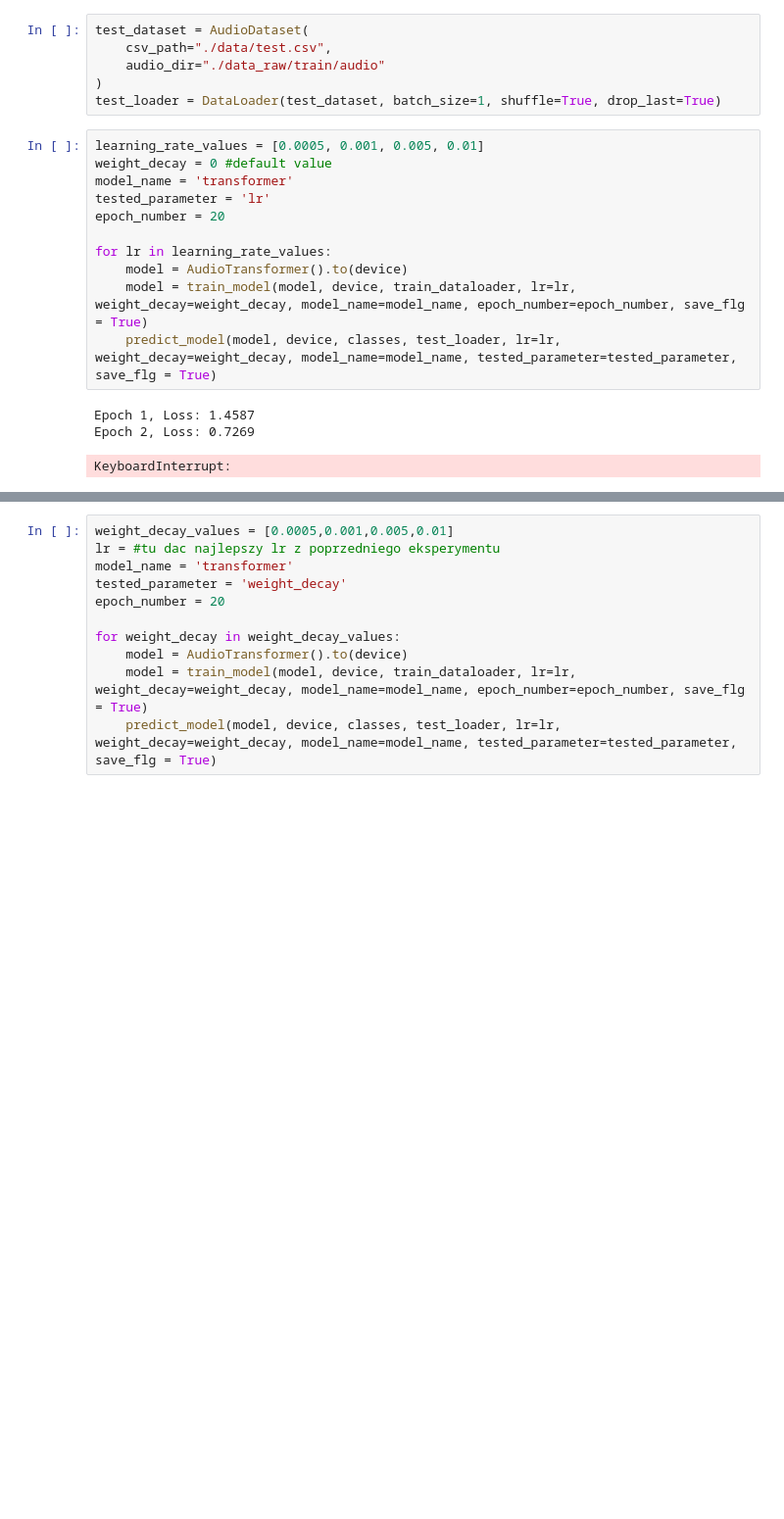
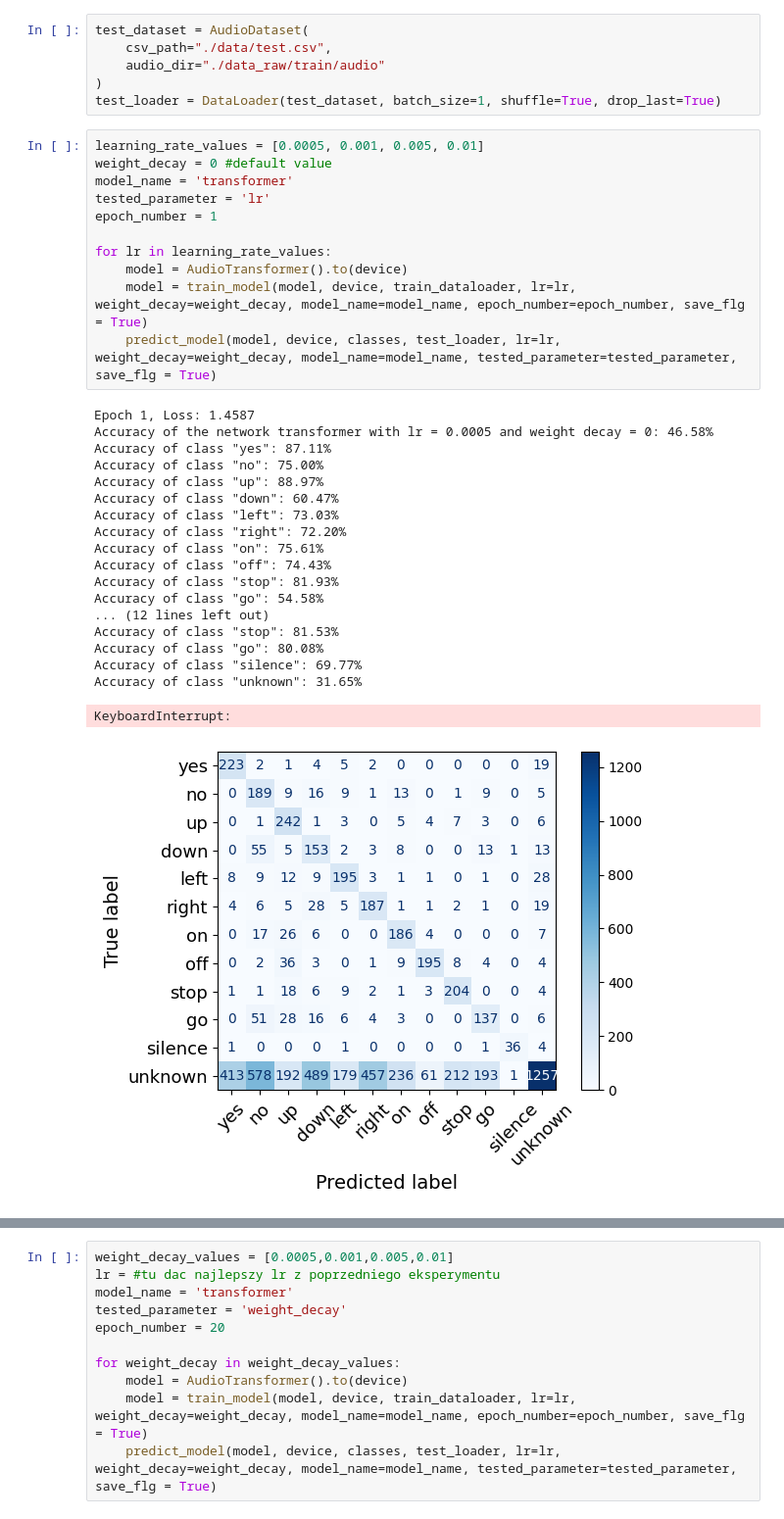
Before and after one commit to mikolaj2268/DeepLearningTransformers, a Jupyter notebook: transformer_basic.ipynb, the cells around one changed output, grey strips where cells are left out. Shown at 98% size. Cells and saved outputs as stored; diff of their text form; blank space fills up the shorter version.

```diff
--- a/transformer_basic.ipynb
+++ b/transformer_basic.ipynb
@@ -54,15 +54,31 @@ test_loader = DataLoader(test_dataset, batch_size=1, shuffle=True, drop_last=Tru
 # %%
 learning_rate_values = [0.0005, 0.001, 0.005, 0.01]
 weight_decay = 0 #default value
 model_name = 'transformer'
 tested_parameter = 'lr'
-epoch_number = 20
+epoch_number = 1
 
 for lr in learning_rate_values:
     model = AudioTransformer().to(device)
     model = train_model(model, device, train_dataloader, lr=lr, weight_decay=weight_decay, model_name=model_name, epoch_number=epoch_number, save_flg = True)
     predict_model(model, device, classes, test_loader, lr=lr, weight_decay=weight_decay, model_name=model_name, tested_parameter=tested_parameter, save_flg = True)
 # %% [output]
 Epoch 1, Loss: 1.4587
-Epoch 2, Loss: 0.7269
+Accuracy of the network transformer with lr = 0.0005 and weight decay = 0: 46.58%
+Accuracy of class "yes": 87.11%
+Accuracy of class "no": 75.00%
+Accuracy of class "up": 88.97%
+Accuracy of class "down": 60.47%
+Accuracy of class "left": 73.03%
+Accuracy of class "right": 72.20%
+Accuracy of class "on": 75.61%
+Accuracy of class "off": 74.43%
+Accuracy of class "stop": 81.93%
+Accuracy of class "go": 54.58%
+... (12 lines left out)
+Accuracy of class "stop": 81.53%
+Accuracy of class "go": 80.08%
+Accuracy of class "silence": 69.77%
+Accuracy of class "unknown": 31.65%
 KeyboardInterrupt:
+[figure, added]
```
Also changed, not shown: parts of 1 cell of this notebook, 2 other files.
